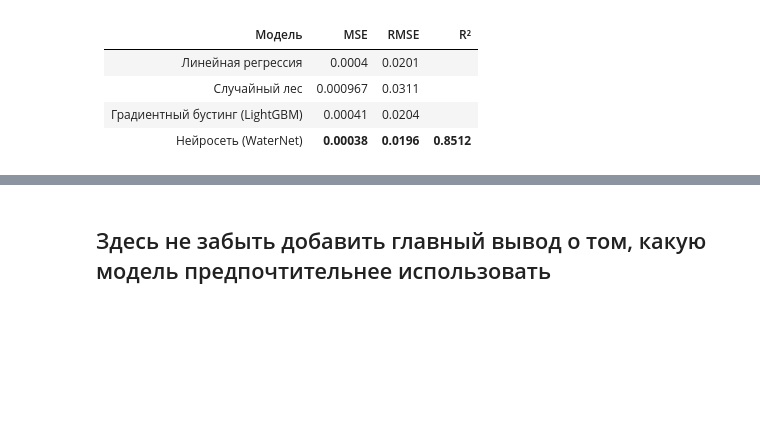
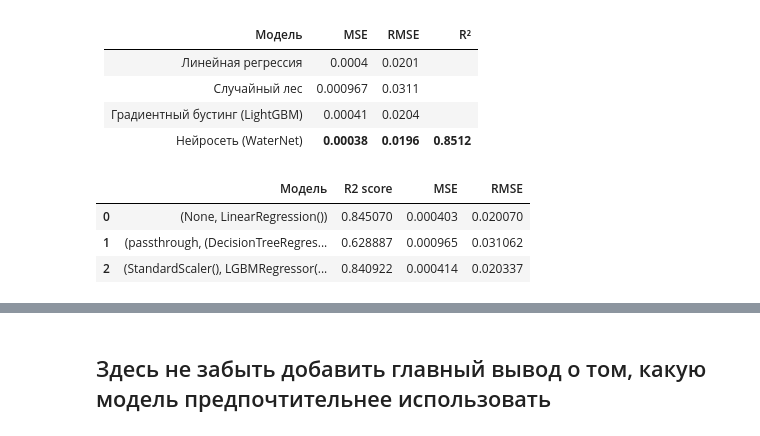
Before and after one commit to IlyyaNeustroev/ML-2025-practice-case-3, a Jupyter notebook: DA/pr1.ipynb, the cells around one changed output, grey strips where cells are left out. Saved outputs shown, nothing was run; the diff lists cells and outputs as text; code cells hidden in the pictures; blank space fills up the shorter version.

```diff
--- a/DA/pr1.ipynb
+++ b/DA/pr1.ipynb
@@ -596,0 +543,3 @@ results
+# %%
+rmse_test_tree = rmse_scorer(y_test, y_pred_tree)
+print(f"RMSE на тестовой выборке равна {rmse_test_tree}")
@@ -704,0 +656,5 @@ np.float64(0.031096443141261143)
+# %%
+model_boosting = rs_boosting.best_estimator_
+y_pred_boosting = model_boosting.predict(X_test)
+r2_test_boosting = r2_score(y_test, y_pred_boosting)
+print(f"R2 на тестовой выборке равна {r2_test_boosting}")
@@ -704,0 +663,3 @@ np.float64(0.031096443141261143)
+# %%
+mse_test_boosting = mean_squared_error(y_test, y_pred_boosting)
+print(f"MSE на тестовой выборке равна {mse_test_boosting}")
@@ -704,0 +668,3 @@ np.float64(0.031096443141261143)
+# %%
+rmse_test_boosting = rmse_scorer(y_test, y_pred_boosting)
+print(f"RMSE на тестовой выборке равна {rmse_test_boosting}")
@@ -802,3 +770,17 @@ np.float64(0.031096443141261143)
     </tr>
   </tbody>
 </table>
+# %%
+eq_model_dict = {
+    "Модель": [model, model_tree, model_boosting],
+    "R2 score": [r2,  r2_test_tree, r2_test_boosting],
+    "MSE": [mse, mse_test_tree, mse_test_boosting],
+    "RMSE": [rmse_test, rmse_test_tree, rmse_test_boosting]
+}
+eq_model_df = pd.DataFrame(eq_model_dict)
+eq_model_df
+# %% [output]
+|  | Модель | R2 score | MSE | RMSE |
+| 0 | (None, LinearRegression()) | 0.845070 | 0.000403 | 0.020070 |
+| 1 | (passthrough, (DecisionTreeRegres... | 0.628887 | 0.000965 | 0.031062 |
+| 2 | (StandardScaler(), LGBMRegressor(... | 0.840922 | 0.000414 | 0.020337 |
```
Also changed, not shown: parts of 29 cells of this notebook, 5 other files.
